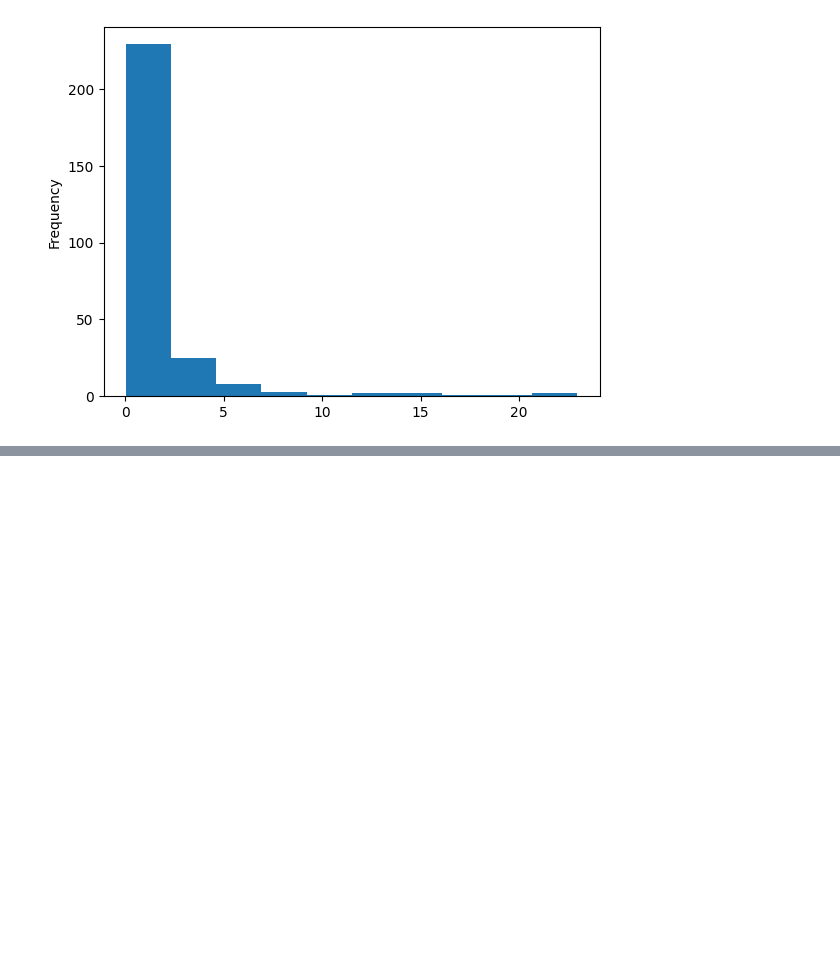
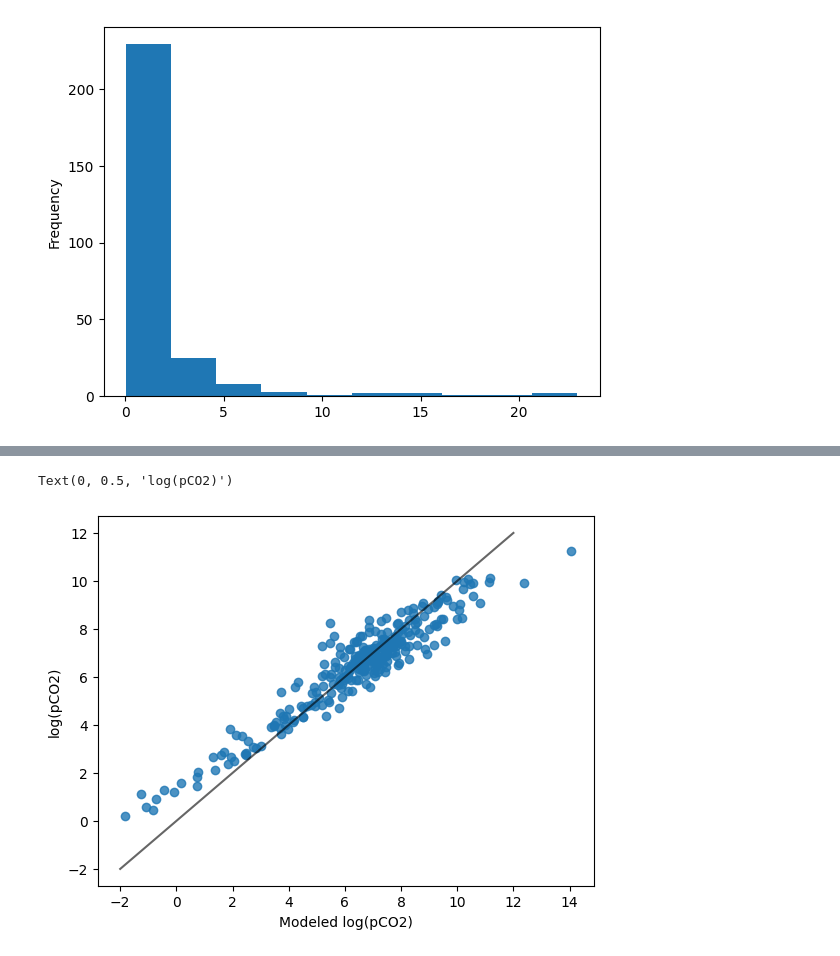
Before and after one commit to ekcomputer/land-cover, a Jupyter notebook: notebooks/regression.ipynb, the cells around one changed output, grey strips where cells are left out. Cells and saved outputs as stored; diff of their text form; code cells hidden in the pictures; blank space fills up the shorter version.

```diff
--- a/notebooks/regression.ipynb
+++ b/notebooks/regression.ipynb
@@ -226,0 +249,19 @@ gdf_resid['exp_residuals'].plot.hist()
+# %%
+# Fit OLS model with spatial component (must set slx_lags to a number)
+m2 = spreg.OLS(
+    # Dependent variable
+    df_drop[["log_pco2"]].values,
+    # Independent variables
+    df_drop[reg_vars].values,
+    # weights
+    w=w,
+    # Dependent variable name
+    name_y="log_pco2",
+    # Independent variable name
+    name_x=reg_vars,
+    slx_lags=1,
+    # slx_vars='All',
+    spat_diag=True,
+    moran=True,
+)
+print(m2.summary)
@@ -227 +286,11 @@ gdf_resid['exp_residuals'].plot.hist()
+# %%
+# View model scatter plot for spatial lags regression case
+# sns.residplot(m1.u
+sns.regplot(x=df_drop[["log_pco2"]].values + m2.u, y=df_drop[["log_pco2"]].values, fit_reg=False)
+plt.plot([-2, 12], [-2, 12], color='k', alpha=0.6)
+plt.xlabel('Modeled log(pCO2)')
+plt.ylabel('log(pCO2)')
+# %% [output]
+Text(0, 0.5, 'log(pCO2)')
+[figure, added]
 # %% [markdown]
```
Also changed, not shown: parts of 20 cells of this notebook.
